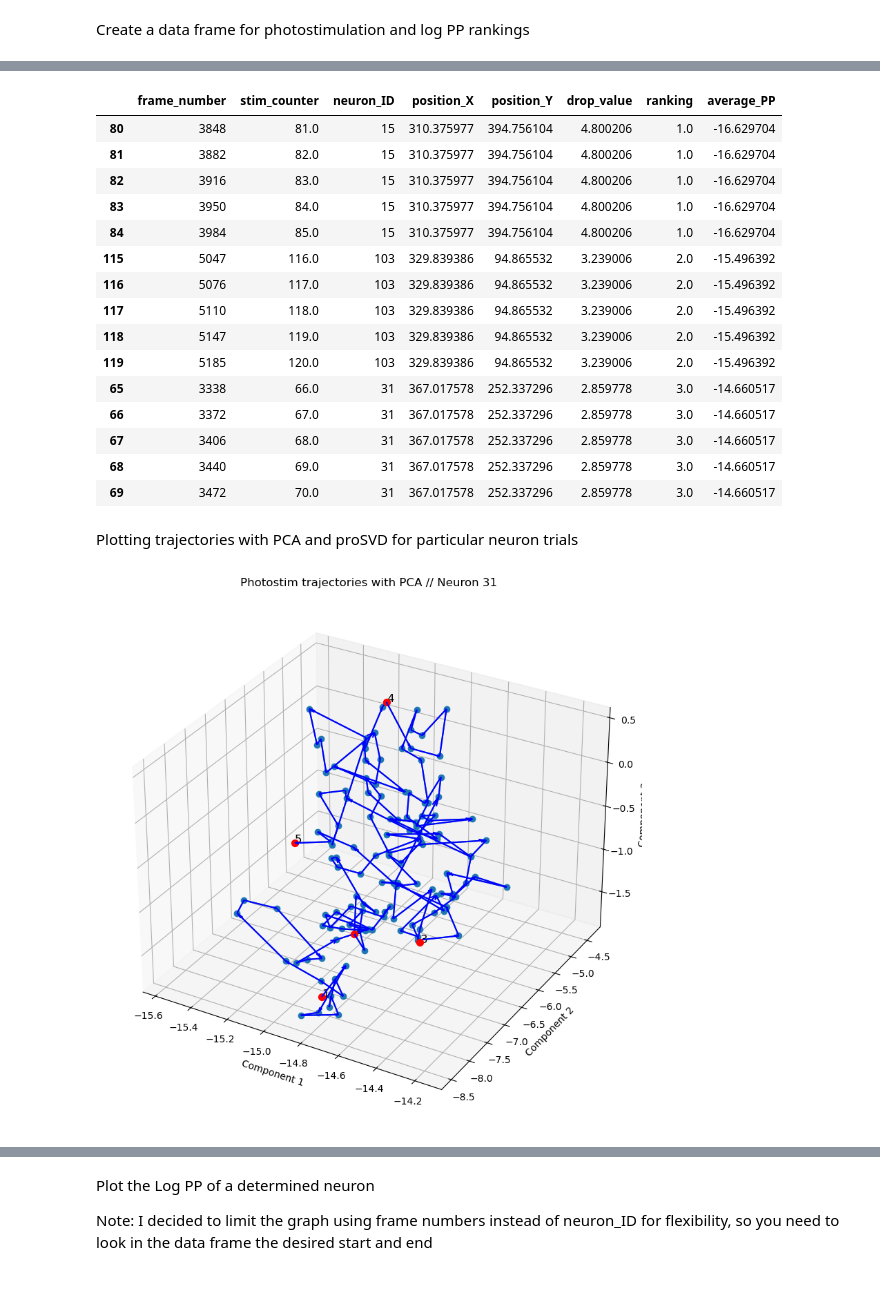
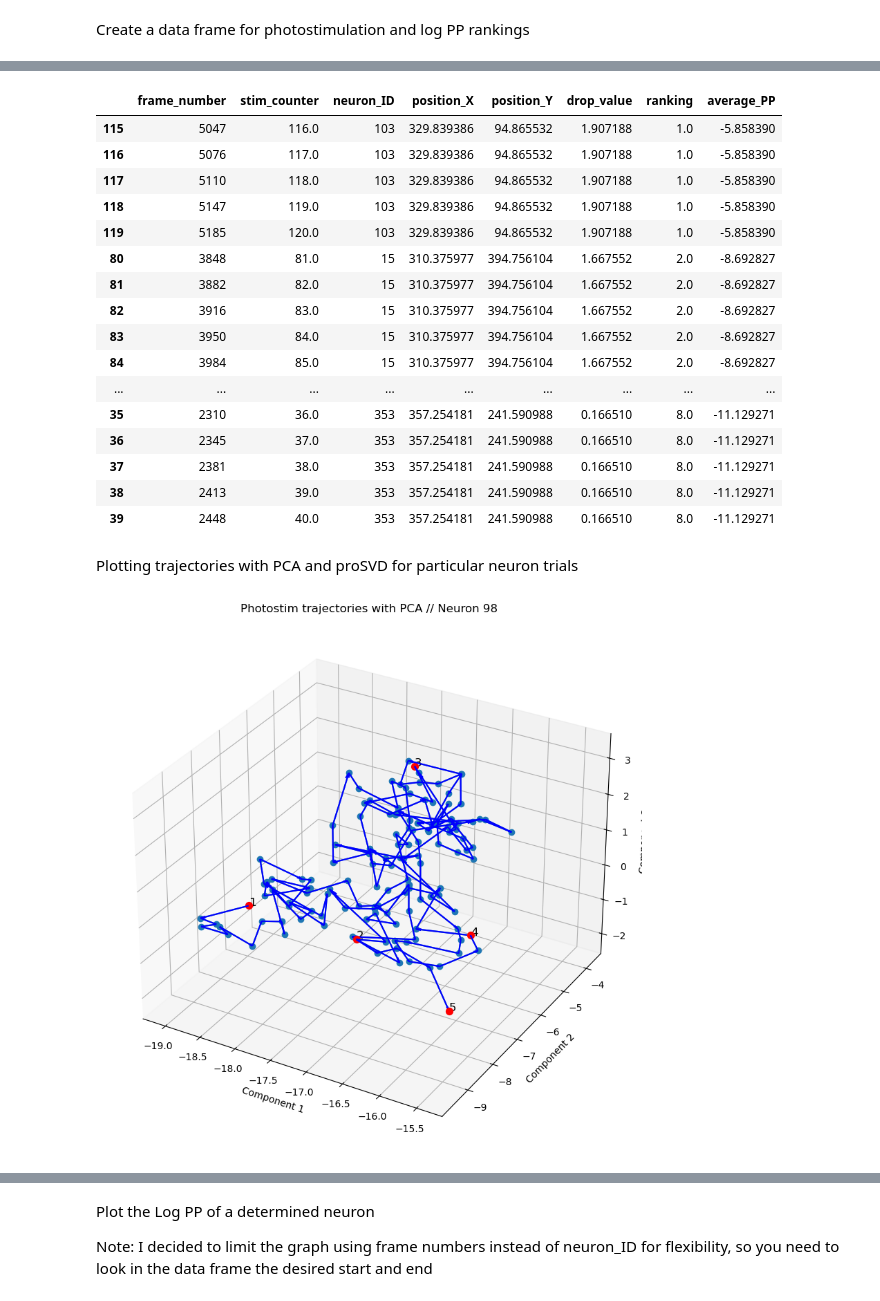
Before and after one commit to draeloslab/AdaptiveLatents, a Jupyter notebook: notebooks/MWE_fish_phtostim.ipynb, the cells around one changed output, grey strips where cells are left out. Saved outputs shown, nothing was run; the diff lists cells and outputs as text; code cells hidden in the pictures.

```diff
--- a/notebooks/MWE_fish_phtostim.ipynb
+++ b/notebooks/MWE_fish_phtostim.ipynb
@@ -47,3 +45,11 @@ smallC_photo = prosvd_data(input_arr=C.T,output_d=7, init_size=20, centering=Tru
+# %%
+#Perform dimensionality reduction
+#smallC_photo = prosvd_data(input_arr=C.T,output_d=6, init_size=100, centering=True)
+C_visual= C[:, :1114]
+C_photostim = C[:, 1114:]
+pro = proSVD(6, centering=True) # like the PCA() step
+pro.run_on(C_visual) # like the fit_transform step
+smallC_photo=pro.project(C).T # like the transform step
 # %%
 t = np.arange(smallC_photo.shape[0])
 in_ds = NumpyTimedDataSource(smallC_photo, t, time_offsets=(0,1))
@@ -65,29 +88,30 @@ final_df=ps.rank_neurons(stim, C, photostim, predictions_list)
 # %%
 #let's sort by change in log PP ranking
 df_sorted = final_df.sort_values(by=['ranking', 'frame_number'])
 
-df_sorted.iloc[:15]
+df_sorted.iloc[:40]
 # %% [output]
 |  | frame_number | stim_counter | neuron_ID | position_X | position_Y | drop_value | ranking | average_PP |
-| 80 | 3848 | 81.0 | 15 | 310.375977 | 394.756104 | 4.800206 | 1.0 | -16.629704 |
-| 81 | 3882 | 82.0 | 15 | 310.375977 | 394.756104 | 4.800206 | 1.0 | -16.629704 |
-| 82 | 3916 | 83.0 | 15 | 310.375977 | 394.756104 | 4.800206 | 1.0 | -16.629704 |
-| 83 | 3950 | 84.0 | 15 | 310.375977 | 394.756104 | 4.800206 | 1.0 | -16.629704 |
-| 84 | 3984 | 85.0 | 15 | 310.375977 | 394.756104 | 4.800206 | 1.0 | -16.629704 |
-| 115 | 5047 | 116.0 | 103 | 329.839386 | 94.865532 | 3.239006 | 2.0 | -15.496392 |
-| 116 | 5076 | 117.0 | 103 | 329.839386 | 94.865532 | 3.239006 | 2.0 | -15.496392 |
-| 117 | 5110 | 118.0 | 103 | 329.839386 | 94.865532 | 3.239006 | 2.0 | -15.496392 |
-| 118 | 5147 | 119.0 | 103 | 329.839386 | 94.865532 | 3.239006 | 2.0 | -15.496392 |
-| 119 | 5185 | 120.0 | 103 | 329.839386 | 94.865532 | 3.239006 | 2.0 | -15.496392 |
-| 65 | 3338 | 66.0 | 31 | 367.017578 | 252.337296 | 2.859778 | 3.0 | -14.660517 |
-| 66 | 3372 | 67.0 | 31 | 367.017578 | 252.337296 | 2.859778 | 3.0 | -14.660517 |
-| 67 | 3406 | 68.0 | 31 | 367.017578 | 252.337296 | 2.859778 | 3.0 | -14.660517 |
-| 68 | 3440 | 69.0 | 31 | 367.017578 | 252.337296 | 2.859778 | 3.0 | -14.660517 |
-| 69 | 3472 | 70.0 | 31 | 367.017578 | 252.337296 | 2.859778 | 3.0 | -14.660517 |
+| 115 | 5047 | 116.0 | 103 | 329.839386 | 94.865532 | 1.907188 | 1.0 | -5.858390 |
+| 116 | 5076 | 117.0 | 103 | 329.839386 | 94.865532 | 1.907188 | 1.0 | -5.858390 |
+| 117 | 5110 | 118.0 | 103 | 329.839386 | 94.865532 | 1.907188 | 1.0 | -5.858390 |
+| 118 | 5147 | 119.0 | 103 | 329.839386 | 94.865532 | 1.907188 | 1.0 | -5.858390 |
+| 119 | 5185 | 120.0 | 103 | 329.839386 | 94.865532 | 1.907188 | 1.0 | -5.858390 |
+| 80 | 3848 | 81.0 | 15 | 310.375977 | 394.756104 | 1.667552 | 2.0 | -8.692827 |
+| 81 | 3882 | 82.0 | 15 | 310.375977 | 394.756104 | 1.667552 | 2.0 | -8.692827 |
+| 82 | 3916 | 83.0 | 15 | 310.375977 | 394.756104 | 1.667552 | 2.0 | -8.692827 |
+| 83 | 3950 | 84.0 | 15 | 310.375977 | 394.756104 | 1.667552 | 2.0 | -8.692827 |
+| 84 | 3984 | 85.0 | 15 | 310.375977 | 394.756104 | 1.667552 | 2.0 | -8.692827 |
+| ... | ... | ... | ... | ... | ... | ... | ... | ... |
+| 35 | 2310 | 36.0 | 353 | 357.254181 | 241.590988 | 0.166510 | 8.0 | -11.129271 |
+| 36 | 2345 | 37.0 | 353 | 357.254181 | 241.590988 | 0.166510 | 8.0 | -11.129271 |
+| 37 | 2381 | 38.0 | 353 | 357.254181 | 241.590988 | 0.166510 | 8.0 | -11.129271 |
+| 38 | 2413 | 39.0 | 353 | 357.254181 | 241.590988 | 0.166510 | 8.0 | -11.129271 |
+| 39 | 2448 | 40.0 | 353 | 357.254181 | 241.590988 | 0.166510 | 8.0 | -11.129271 |
 # %% [markdown]
 Plotting trajectories with PCA and proSVD for particular neuron trials
 # %%
-ps.plot_photostim(31,'pca',C, photostim, final_df)
+ps.plot_photostim(98,'pca',C, photostim, final_df)
 # %% [output]
-[figure, old version]
+[figure, new version]
 # %%
```
Also changed, not shown: parts of 6 cells of this notebook, 9 other files.
